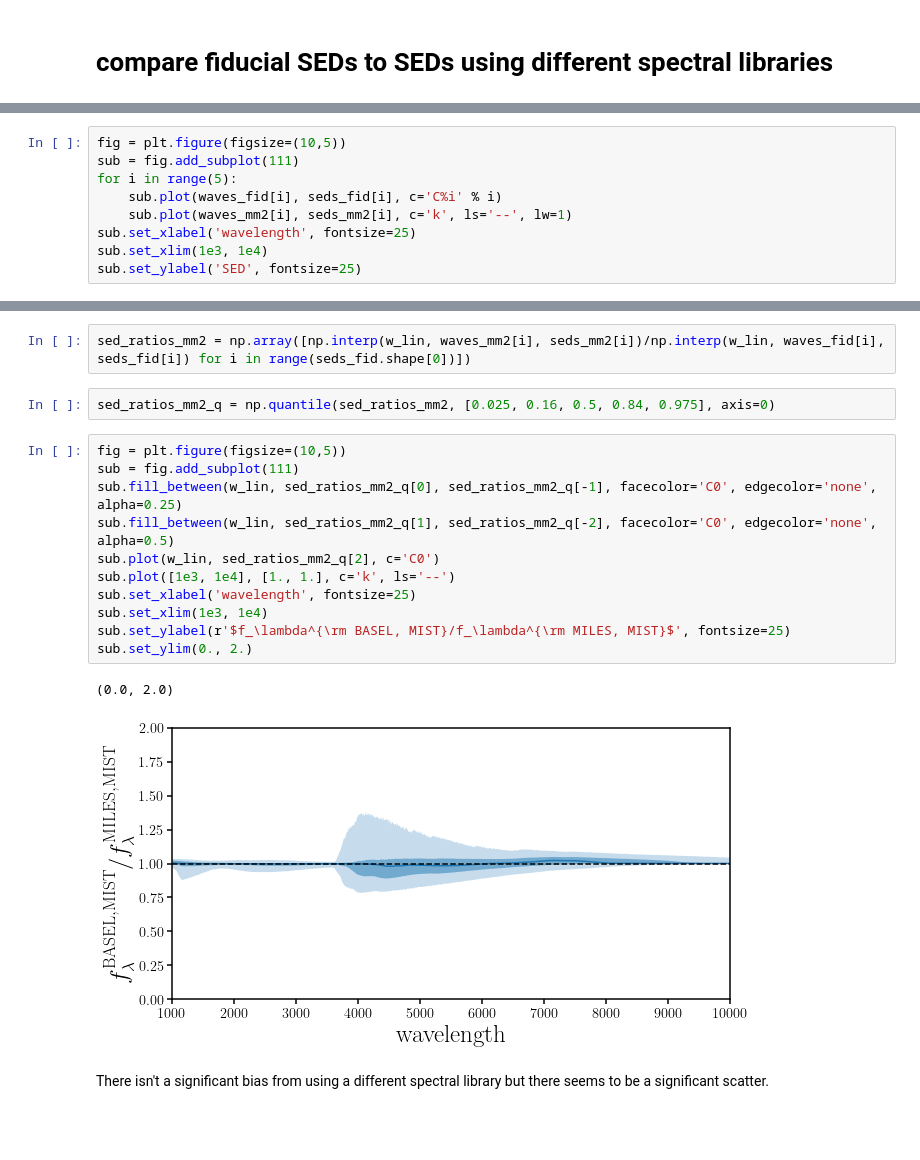
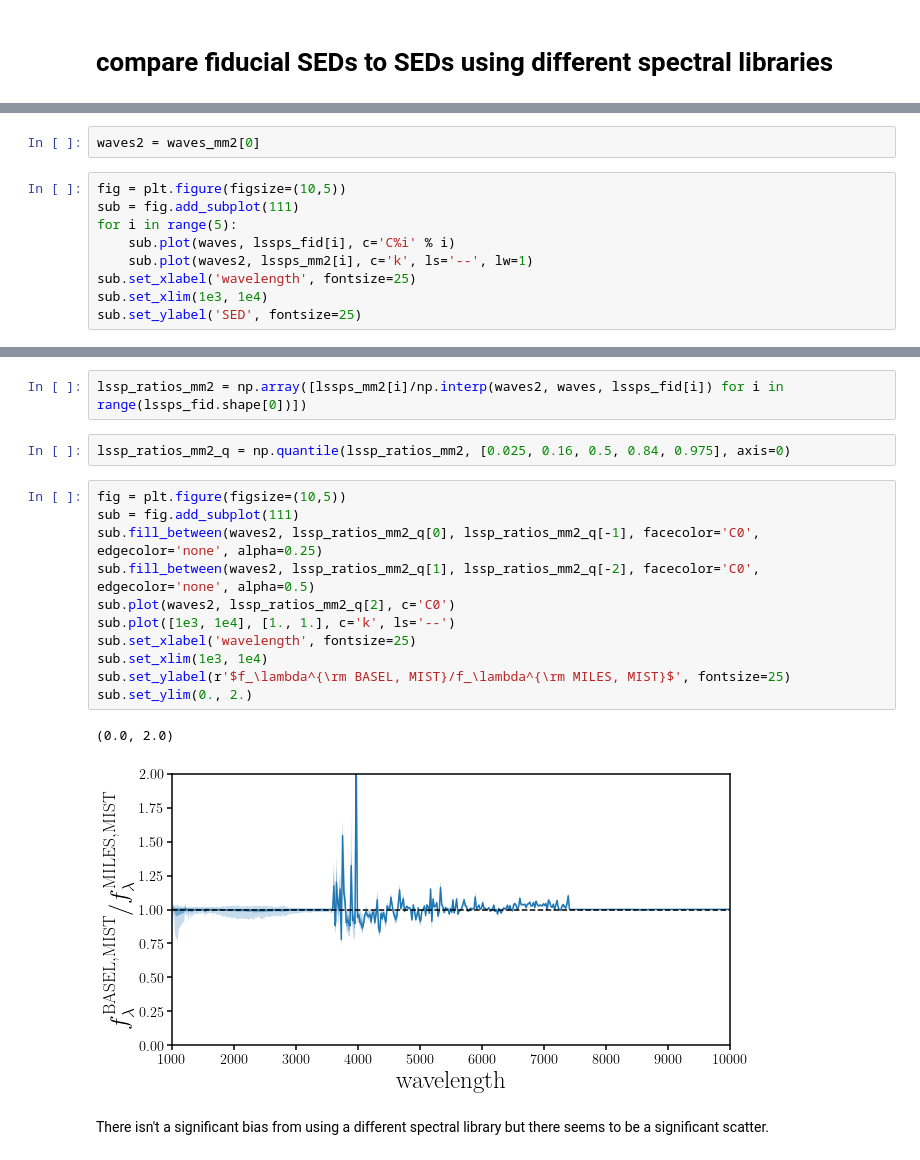
Before and after one commit to changhoonhahn/gqp_mc, a Jupyter notebook: nb/sps_theoretical_uncertainty.ipynb, the cells around one changed output, grey strips where cells are left out. Saved outputs shown, nothing was run; the diff lists cells and outputs as text; blank space fills up the shorter version.

```diff
--- a/nb/sps_theoretical_uncertainty.ipynb
+++ b/nb/sps_theoretical_uncertainty.ipynb
@@ -135,9 +125,11 @@ seds_mm2 = np.load(os.path.join(dat_dir, 'train.set0.basel_mist.seds.npy'))
+# %%
+waves2 = waves_mm2[0]
 # %%
 fig = plt.figure(figsize=(10,5))
 sub = fig.add_subplot(111)
 for i in range(5):
-    sub.plot(waves_fid[i], seds_fid[i], c='C%i' % i)
-    sub.plot(waves_mm2[i], seds_mm2[i], c='k', ls='--', lw=1)
+    sub.plot(waves, lssps_fid[i], c='C%i' % i)
+    sub.plot(waves2, lssps_mm2[i], c='k', ls='--', lw=1)
 sub.set_xlabel('wavelength', fontsize=25)
 sub.set_xlim(1e3, 1e4)
 sub.set_ylabel('SED', fontsize=25)
@@ -147,20 +139,20 @@ Text(0, 0.5, 'SED')
 # %%
-sed_ratios_mm2 = np.array([np.interp(w_lin, waves_mm2[i], seds_mm2[i])/np.interp(w_lin, waves_fid[i], seds_fid[i]) for i in range(seds_fid.shape[0])])
+lssp_ratios_mm2 = np.array([lssps_mm2[i]/np.interp(waves2, waves, lssps_fid[i]) for i in range(lssps_fid.shape[0])])
 # %%
-sed_ratios_mm2_q = np.quantile(sed_ratios_mm2, [0.025, 0.16, 0.5, 0.84, 0.975], axis=0)
+lssp_ratios_mm2_q = np.quantile(lssp_ratios_mm2, [0.025, 0.16, 0.5, 0.84, 0.975], axis=0)
 # %%
 fig = plt.figure(figsize=(10,5))
 sub = fig.add_subplot(111)
-sub.fill_between(w_lin, sed_ratios_mm2_q[0], sed_ratios_mm2_q[-1], facecolor='C0', edgecolor='none', alpha=0.25)
-sub.fill_between(w_lin, sed_ratios_mm2_q[1], sed_ratios_mm2_q[-2], facecolor='C0', edgecolor='none', alpha=0.5)
-sub.plot(w_lin, sed_ratios_mm2_q[2], c='C0')
+sub.fill_between(waves2, lssp_ratios_mm2_q[0], lssp_ratios_mm2_q[-1], facecolor='C0', edgecolor='none', alpha=0.25)
+sub.fill_between(waves2, lssp_ratios_mm2_q[1], lssp_ratios_mm2_q[-2], facecolor='C0', edgecolor='none', alpha=0.5)
+sub.plot(waves2, lssp_ratios_mm2_q[2], c='C0')
 sub.plot([1e3, 1e4], [1., 1.], c='k', ls='--')
 sub.set_xlabel('wavelength', fontsize=25)
 sub.set_xlim(1e3, 1e4)
 sub.set_ylabel(r'$f_\lambda^{\rm BASEL, MIST}/f_\lambda^{\rm MILES, MIST}$', fontsize=25)
 sub.set_ylim(0., 2.)
 # %% [output]
 (0.0, 2.0)
-[figure, old version]
+[figure, new version]
 # %% [markdown]
 There isn't a significant bias from using a different spectral library but there seems to be a significant scatter.
```
Also changed, not shown: parts of 12 cells of this notebook.
